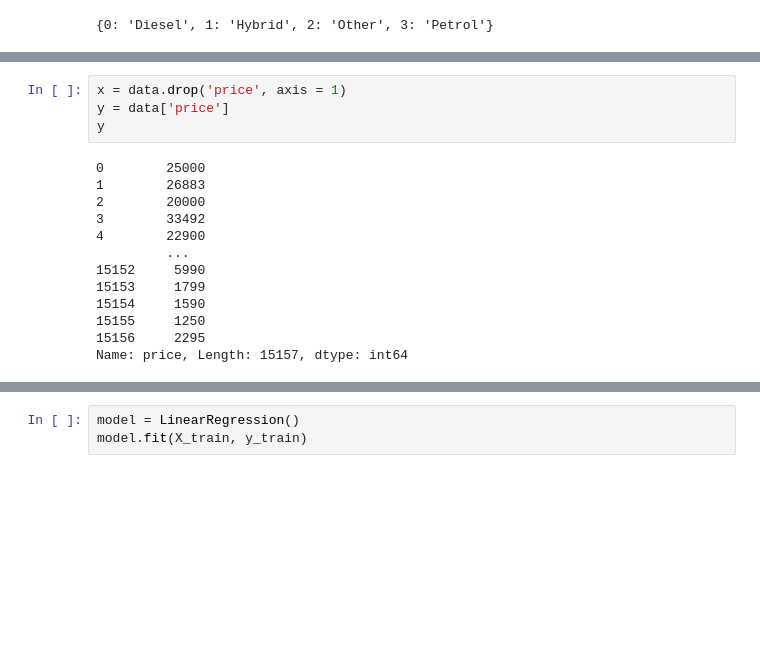
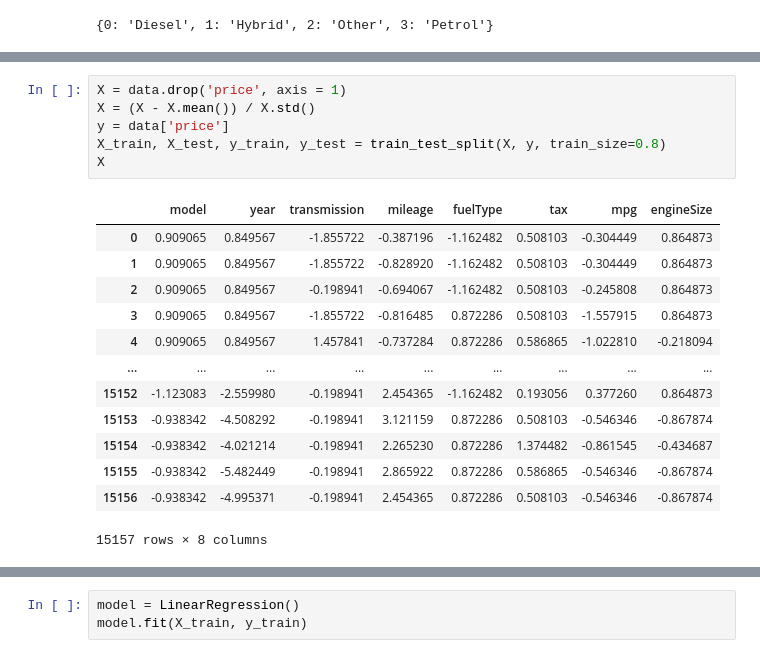
Before and after one commit to KseniaKarandeeva/Data_science_course, a Jupyter notebook: 10_homework.ipynb, the cells around one changed output, grey strips where cells are left out. Drawn from its saved outputs; the diff is of its cells as text; blank space fills up the shorter version.

```diff
--- a/10_homework.ipynb
+++ b/10_homework.ipynb
@@ -188,17 +201,20 @@ fuelType_cat
 # %%
-x = data.drop('price', axis = 1)
+X = data.drop('price', axis = 1)
+X = (X - X.mean()) / X.std()
 y = data['price']
-y
+X_train, X_test, y_train, y_test = train_test_split(X, y, train_size=0.8)
+X
 # %% [output]
+|  | model | year | transmission | mileage | fuelType | tax | mpg | engineSize |
+| 0 | 0.909065 | 0.849567 | -1.855722 | -0.387196 | -1.162482 | 0.508103 | -0.304449 | 0.864873 |
+| 1 | 0.909065 | 0.849567 | -1.855722 | -0.828920 | -1.162482 | 0.508103 | -0.304449 | 0.864873 |
+| 2 | 0.909065 | 0.849567 | -0.198941 | -0.694067 | -1.162482 | 0.508103 | -0.245808 | 0.864873 |
+| 3 | 0.909065 | 0.849567 | -1.855722 | -0.816485 | 0.872286 | 0.508103 | -1.557915 | 0.864873 |
+| 4 | 0.909065 | 0.849567 | 1.457841 | -0.737284 | 0.872286 | 0.586865 | -1.022810 | -0.218094 |
+| ... | ... | ... | ... | ... | ... | ... | ... | ... |
+| 15152 | -1.123083 | -2.559980 | -0.198941 | 2.454365 | -1.162482 | 0.193056 | 0.377260 | 0.864873 |
+| 15153 | -0.938342 | -4.508292 | -0.198941 | 3.121159 | 0.872286 | 0.508103 | -0.546346 | -0.867874 |
+| 15154 | -0.938342 | -4.021214 | -0.198941 | 2.265230 | 0.872286 | 1.374482 | -0.861545 | -0.434687 |
+| 15155 | -0.938342 | -5.482449 | -0.198941 | 2.865922 | 0.872286 | 0.586865 | -0.546346 | -0.867874 |
+| 15156 | -0.938342 | -4.995371 | -0.198941 | 2.454365 | 0.872286 | 0.508103 | -0.546346 | -0.867874 |
-0        25000
-1        26883
-2        20000
-3        33492
-4        22900
-         ...
-15152     5990
-15153     1799
-15154     1590
-15155     1250
-15156     2295
-Name: price, Length: 15157, dtype: int64
+15157 rows × 8 columns
```
Also changed, not shown: parts of 85 cells of this notebook.
